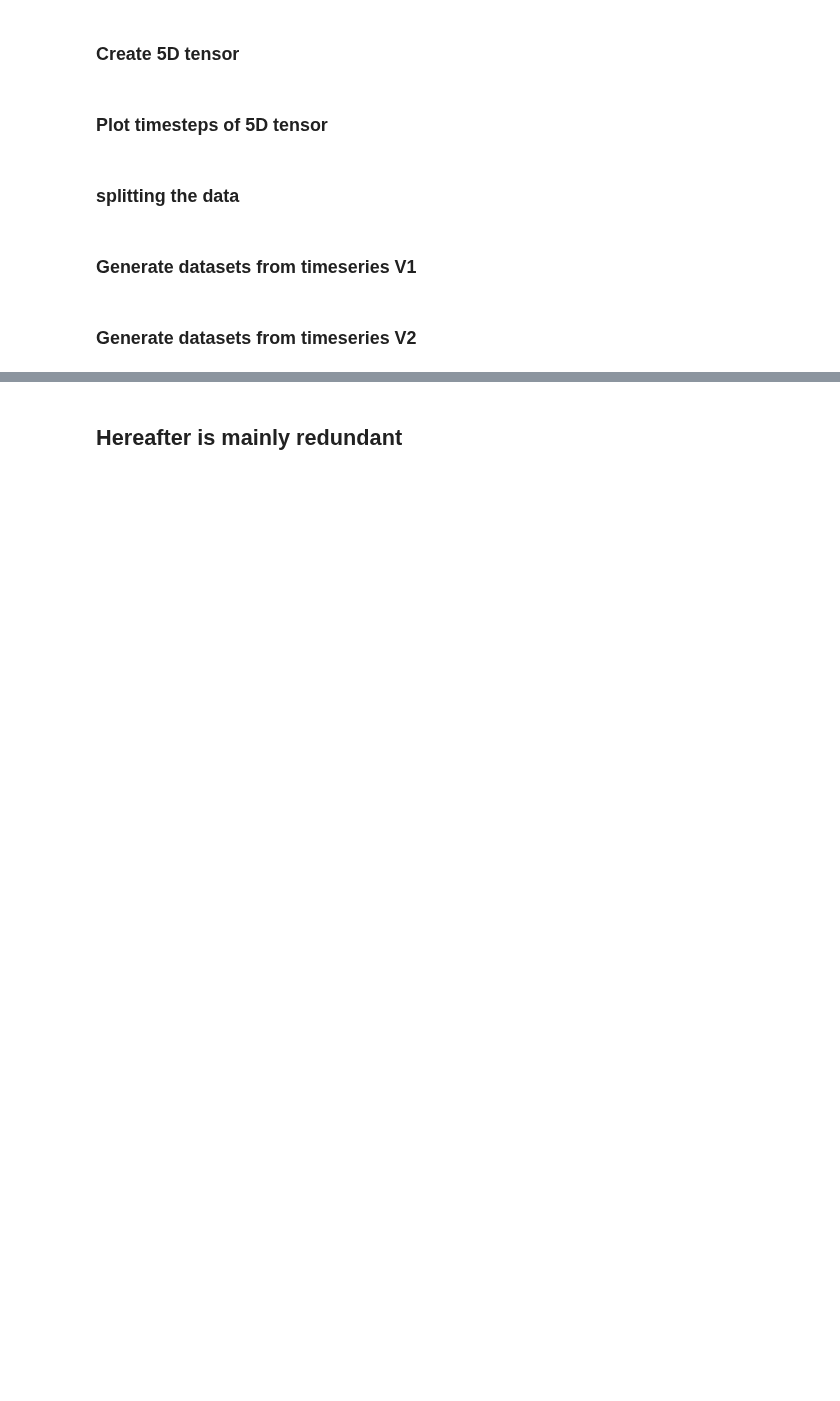
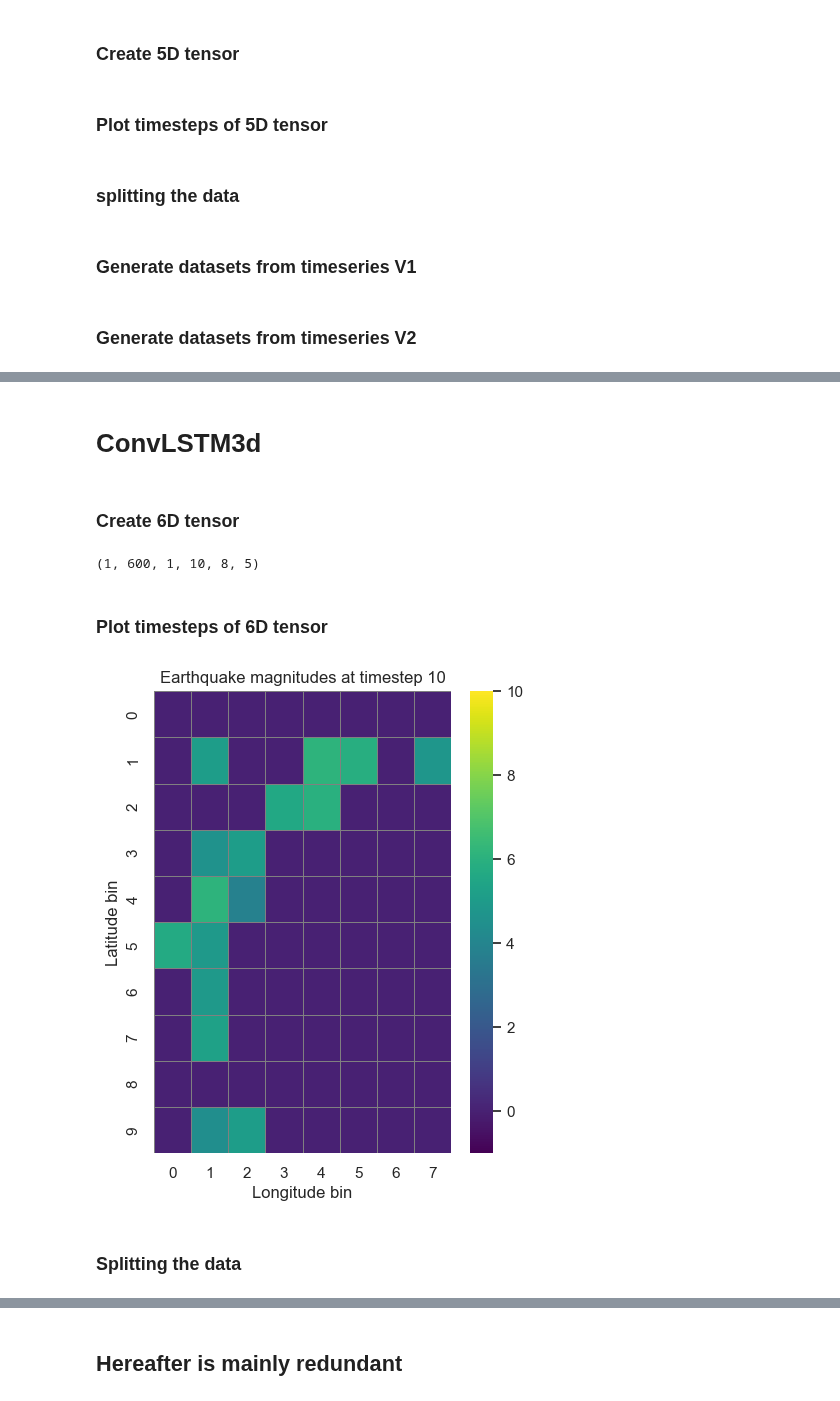
Before and after one commit to TheTrueSquirrel/thesis_spring_2023, a Jupyter notebook: sketch4.ipynb, the cells around one changed output, grey strips where cells are left out. Saved outputs shown, nothing was run; the diff lists cells and outputs as text; code cells hidden in the pictures; blank space fills up the shorter version.

Commit message:
ConvLSTM3D update

```diff
--- a/sketch4.ipynb
+++ b/sketch4.ipynb
@@ -1086,0 +1071,76 @@ plt.show()
+# %% [markdown]
+# ConvLSTM3d
+# %% [markdown]
+### Create 6D tensor
+# %%
+import numpy as np
+import pandas as pd
+
+# Choose frequency and binsize
+freq = 'M'  # Change frequency to days
+binsize = 5
+depthsize = 140
+# Load earthquake data into a pandas DataFrame
+df = pd.read_csv('data/Japan_10_60_134_174_1973_2023_V2.csv')
+df['Time'] = pd.to_datetime(df.Time)
+df = df.set_index('Time')
+df = df.sort_index()
+
+# Bin the longitude and latitude values into 2x2 degree bins
+df['Longitude_bin'] = pd.cut(df['Longitude'], bins=np.arange(134, 175, binsize))  # Change bin size to 2 degrees
+df['Latitude_bin'] = pd.cut(df['Latitude'], bins=np.arange(10, 61, binsize))  # Change bin size to 2 degrees
+df['Depth_bin'] = pd.cut(df['Depth'], bins=np.arange(0, 700+depthsize, depthsize))
+
+# Group the data by longitude bin, latitude bin, depth bin, and day, and compute the maximum magnitude within each group
+grouped = df.groupby(['Longitude_bin', 'Latitude_bin', 'Depth_bin', pd.Grouper(freq=freq, level="Time")]).max()['Magnitude']
+grouped = grouped.unstack().fillna(0)
+
+# Reshape the resulting data into a tensor6D_convLSTM3D with shape (1, time, depth, longitude, latitude)
+time = len(grouped.columns)
+depth = len(grouped.index.levels[2])
+longitude = len(grouped.index.levels[0])
+latitude = len(grouped.index.levels[1])
+channels = 1
+tensor6D_convLSTM3D = np.zeros((1, time, channels, longitude, latitude, depth))
+
+for t in range(time):
+    tensor6D_convLSTM3D[0, t, 0, :, :, :] = grouped.iloc[:, t].values.reshape(longitude, latitude, depth)
+
+# Rotate dimensions corresponding to 20 and 25, 90 degrees anti-clockwise
+tensor6D_convLSTM3D = np.transpose(tensor6D_convLSTM3D, axes=(0, 1, 2, 4, 3, 5))
+tensor6D_convLSTM3D = np.flip(tensor6D_convLSTM3D, axis=3)
+# Print the shape of the resulting tensor6D_convLSTM3D
+print(tensor6D_convLSTM3D.shape)
+# %% [output]
+(1, 600, 1, 10, 8, 5)
+# %% [markdown]
+### Plot timesteps of 6D tensor
+# %%
+import seaborn as sns
+import matplotlib.pyplot as plt
+
+# Choose a timestep to plot (e.g. the first timestep)
+timestep = 10
+depth = 0
+channel = 0
+
+# Extract the data for the chosen timestep from the tensor
+# tensor_convLSTM = tf.cast(tf.reduce_max(tensor_convLSTM, axis=2, keepdims=True) > 0, dtype=tf.int32)
+
+data = tensor6D_convLSTM3D[0, timestep, channel, :, :, depth]
+
+# Create a heatmap plot of the data using Seaborn
+sns.set(rc={'figure.figsize':(4.8,6)})
+sns.heatmap(data, cmap='viridis', vmin=-1, vmax=10, linewidths=0.5, linecolor='grey', annot=False)
+
+# Set the plot title and axis labels
+plt.title(f'Earthquake magnitudes at timestep {timestep}')
+plt.xlabel('Longitude bin')
+plt.ylabel('Latitude bin')
+
+# Show the plot
+plt.show()
+# %% [output]
+[figure, added]
+# %% [markdown]
+### Splitting the data
```
Also changed, not shown: parts of 22 cells of this notebook.
